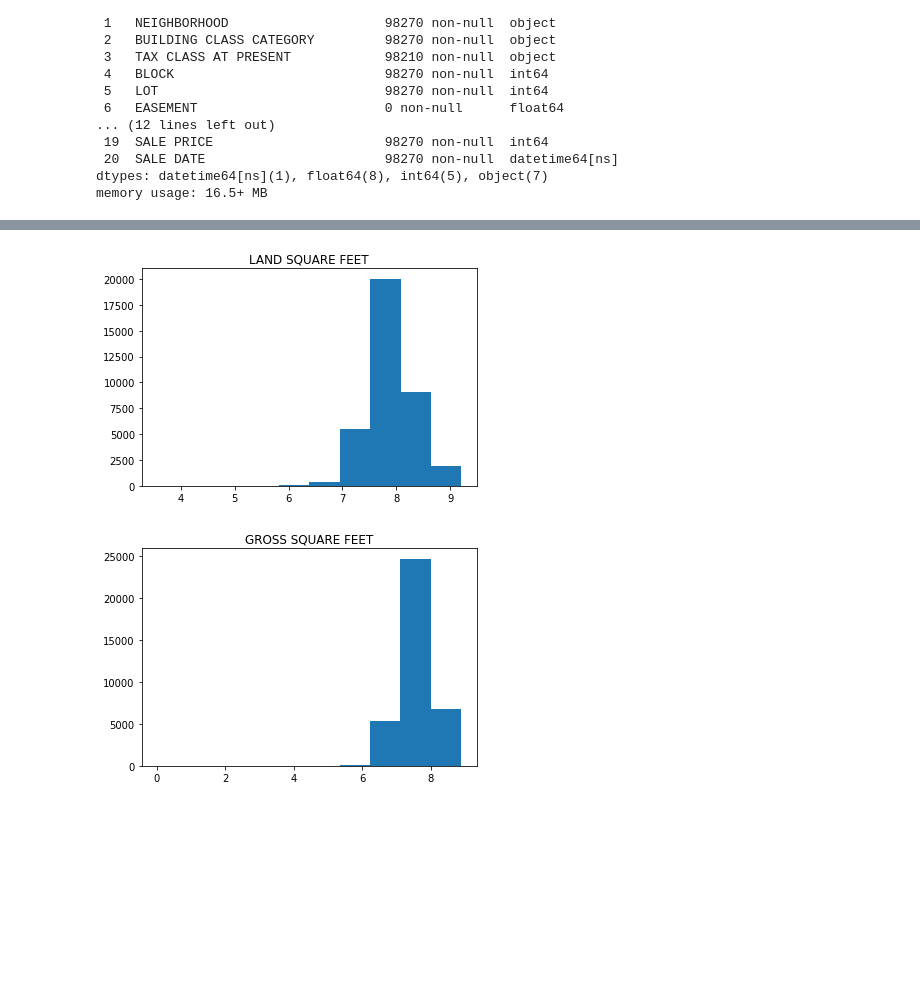
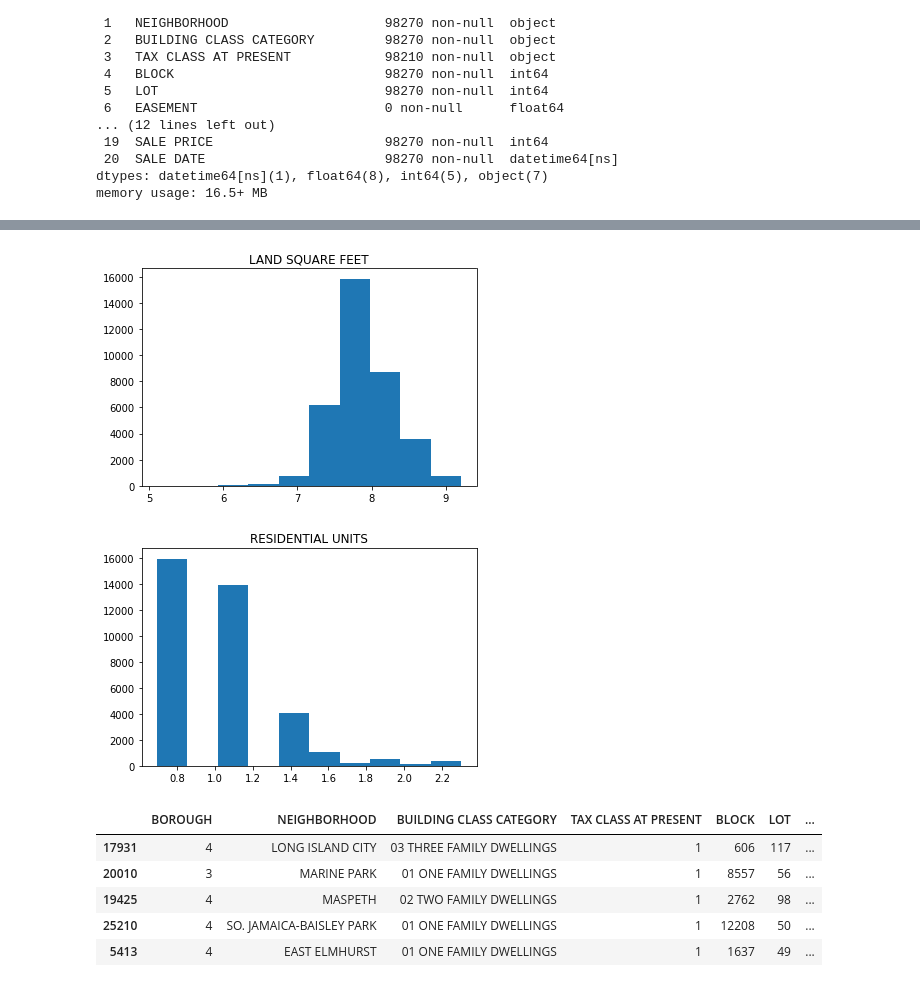
Before and after one commit to xinyuem7/nyc_housing_prediction, a Jupyter notebook: nyc-housing-price-prediction.ipynb, the cells around one changed output, grey strips where cells are left out. Cells and saved outputs as stored; diff of their text form; code cells hidden in the pictures; blank space fills up the shorter version.

```diff
--- a/nyc-housing-price-prediction.ipynb
+++ b/nyc-housing-price-prediction.ipynb
@@ -149 +183,5 @@ GROSS SQUARE FEET          0.588735           1.000000
+# %%
+# it shows that TOTAL UNITS, RESIDENTIAL UNITS, GROSS SQUARE FEET are highly corelated
+# so TOTAL UNITS and GROSS SQUARE FEET will not be included in the model
+df_num = df_num.drop(columns = ['TOTAL UNITS', 'GROSS SQUARE FEET'])
 # %%
@@ -162,6 +198,8 @@ for i in df_num.columns:
 # in this case, outlier is defined as any value that is outside of the outter fence (Q3 + 3 * IQR)
 # for LAND SQUARE FEET: 4000 + (3 * 2000) = 10000
 # for GROSS SQUARE FEET: 2914 + (3 * 1474) = 7336
-training_data = training_data.loc[(training_data['LAND SQUARE FEET'] < 10000) & (training_data['GROSS SQUARE FEET'] < 7336)]
-training_data.describe()
+# for RESIDENTIAL UNITS: < 10
+# for COMMERCIAL UNITS: < 8
+training_data = training_data.loc[(training_data['LAND SQUARE FEET'] < 10000) & (training_data['RESIDENTIAL UNITS'] < 10)]
+training_data['RESIDENTIAL UNITS'].unique()
 # %% [output]
@@ -177,5 +207,5 @@ training_data.describe()
 # %%
-df_num = training_data[['LAND SQUARE FEET', 'GROSS SQUARE FEET']]
+df_num = training_data[['LAND SQUARE FEET', 'RESIDENTIAL UNITS']]
 # df_cat = training_data[['BOROUGH', 'BLOCK', 'LOT', 'ZIP CODE', 'NEIGHBORHOOD', 'BUILDING CLASS AT TIME OF SALE', 'TAX CLASS AT TIME OF SALE', 'RESIDENTIAL UNITS', 'COMMERCIAL UNITS', 'TOTAL UNITS', 'YEAR BUILT']]
 for i in df_num.columns:
     plt.hist(df_num[i])
@@ -187,18 +217,27 @@ for i in df_num.columns:
 # %%
-# both LAND SQUARE FEET and GROSS SQUARE FEET are right skewed
+# LAND SQUARE FEET, GROSS SQUARE FEET, RESIDENTIAL UNITS, COMMERCIAL UNITS are right skewed
 # use log transformation to normalize them
 training_data['LAND SQUARE FEET'] = np.log(training_data['LAND SQUARE FEET'])
-training_data['GROSS SQUARE FEET'] = np.log(training_data['GROSS SQUARE FEET'])
+# training_data['GROSS SQUARE FEET'] = np.log(training_data['GROSS SQUARE FEET'])
+training_data['RESIDENTIAL UNITS'] = np.log(training_data['RESIDENTIAL UNITS'].add(1))
+# training_data['COMMERCIAL UNITS'] = np.log(training_data['COMMERCIAL UNITS'].add(1))
 # %%
-df_num = training_data[['LAND SQUARE FEET', 'GROSS SQUARE FEET']]
-df_cat = training_data[['BOROUGH', 'BLOCK', 'LOT', 'ZIP CODE', 'NEIGHBORHOOD', 'BUILDING CLASS AT TIME OF SALE', 'TAX CLASS AT TIME OF SALE', 'RESIDENTIAL UNITS', 'COMMERCIAL UNITS', 'TOTAL UNITS', 'YEAR BUILT']]
+df_num = training_data[['LAND SQUARE FEET', 'RESIDENTIAL UNITS']]
+df_cat = training_data[['BOROUGH', 'BLOCK', 'LOT', 'ZIP CODE', 'NEIGHBORHOOD', 'BUILDING CLASS AT TIME OF SALE', 'TAX CLASS AT TIME OF SALE', 'YEAR BUILT']]
 for i in df_num.columns:
     plt.hist(df_num[i])
     plt.title(i)
     plt.show()
+training_data.head()
 # %% [output]
-[figure, old version]
+[figure, new version]
-[figure, old version]
+[figure, new version]
+|  | BOROUGH | NEIGHBORHOOD | BUILDING CLASS CATEGORY | TAX CLASS AT PRESENT | BLOCK | LOT | ... |
+| 17931 | 4 | LONG ISLAND CITY | 03 THREE FAMILY DWELLINGS | 1 | 606 | 117 | ... |
+| 20010 | 3 | MARINE PARK | 01 ONE FAMILY DWELLINGS | 1 | 8557 | 56 | ... |
+| 19425 | 4 | MASPETH | 02 TWO FAMILY DWELLINGS | 1 | 2762 | 98 | ... |
+| 25210 | 4 | SO. JAMAICA-BAISLEY PARK | 01 ONE FAMILY DWELLINGS | 1 | 12208 | 50 | ... |
+| 5413 | 4 | EAST ELMHURST | 01 ONE FAMILY DWELLINGS | 1 | 1637 | 49 | ... |
 # %%
 # for categorical variable
 print(df_cat.corr())
```
Also changed, not shown: parts of 13 cells of this notebook.
